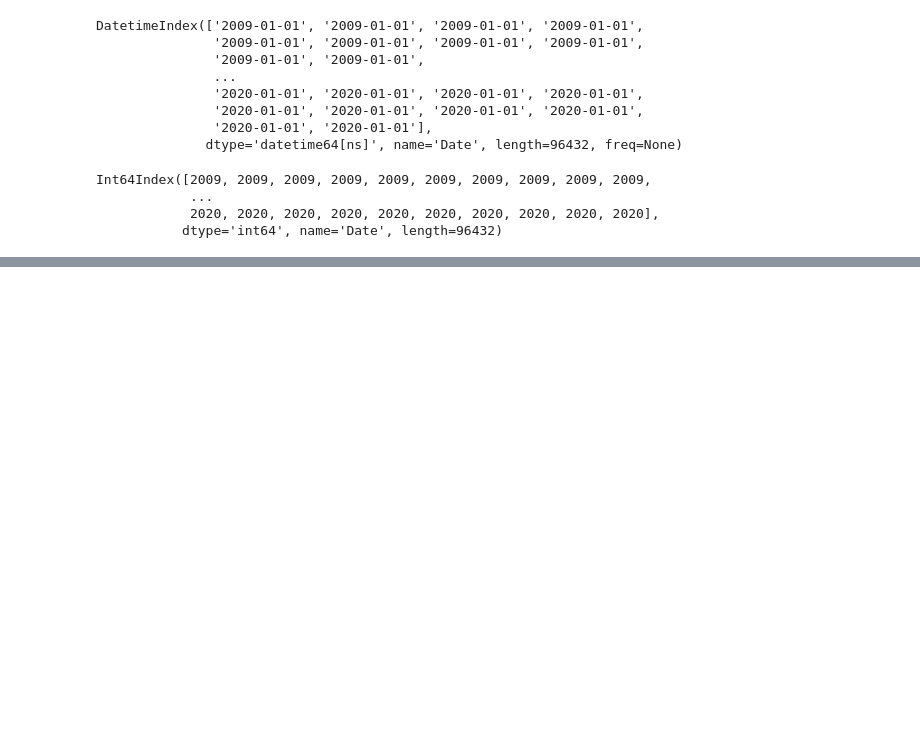
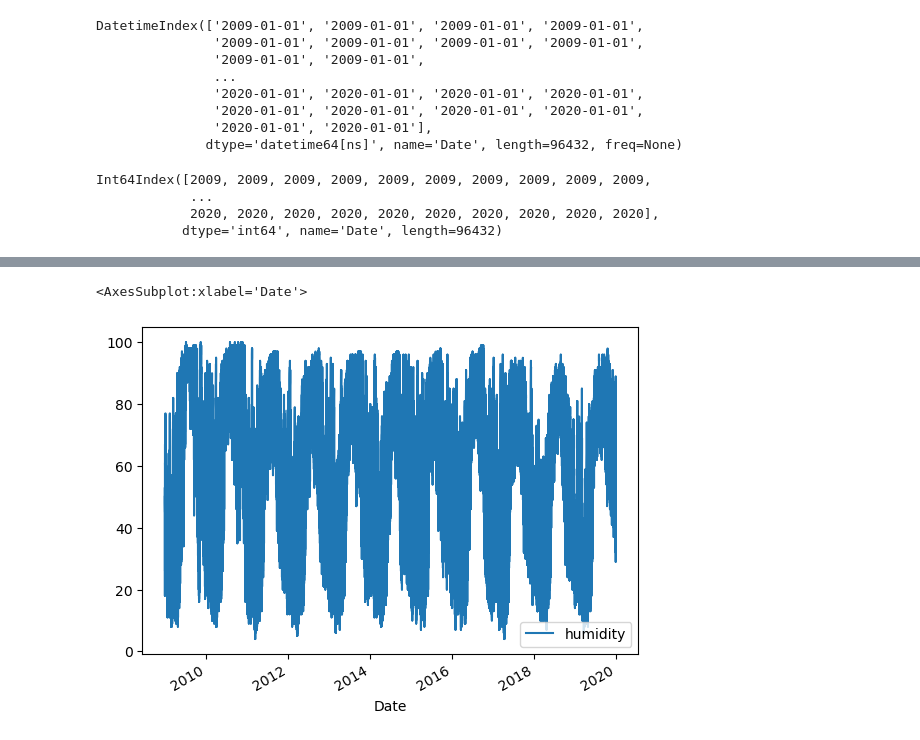
Before and after one commit to Jaynila077/Pune-Weather-Data-Analysis, a Jupyter notebook: Pune-weather-data.ipynb, the cells around one changed output, grey strips where cells are left out. Drawn from its saved outputs; the diff is of its cells as text; code cells hidden in the pictures; blank space fills up the shorter version.

```diff
--- a/Pune-weather-data.ipynb
+++ b/Pune-weather-data.ipynb
@@ -157,0 +208,5 @@ Int64Index([2009, 2009, 2009, 2009, 2009, 2009, 2009, 2009, 2009, 2009,
+# %%
+wt[["humidity"]].plot()
+# %% [output]
+<AxesSubplot:xlabel='Date'>
+[figure, added]
```
Also changed, not shown: parts of 11 cells of this notebook.
